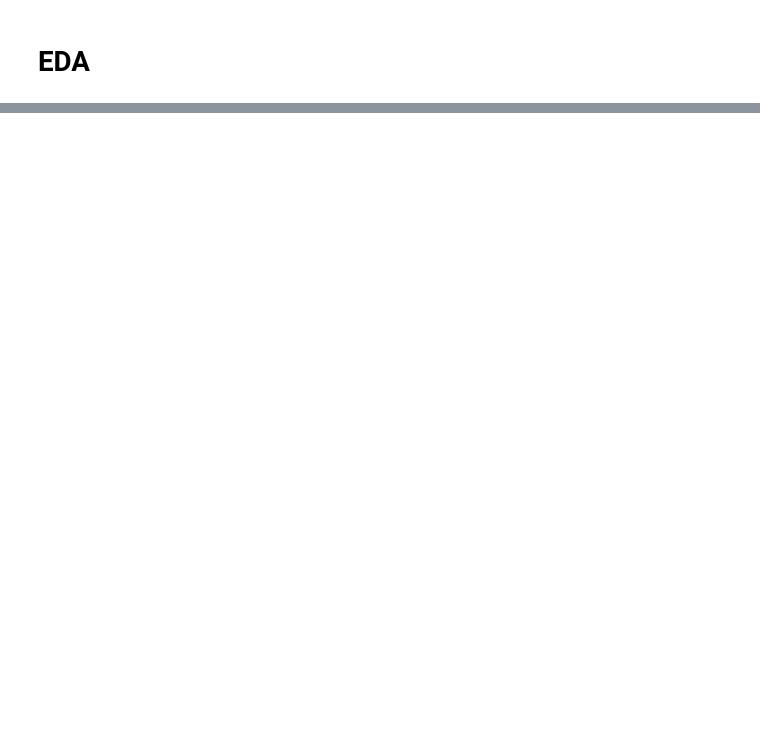
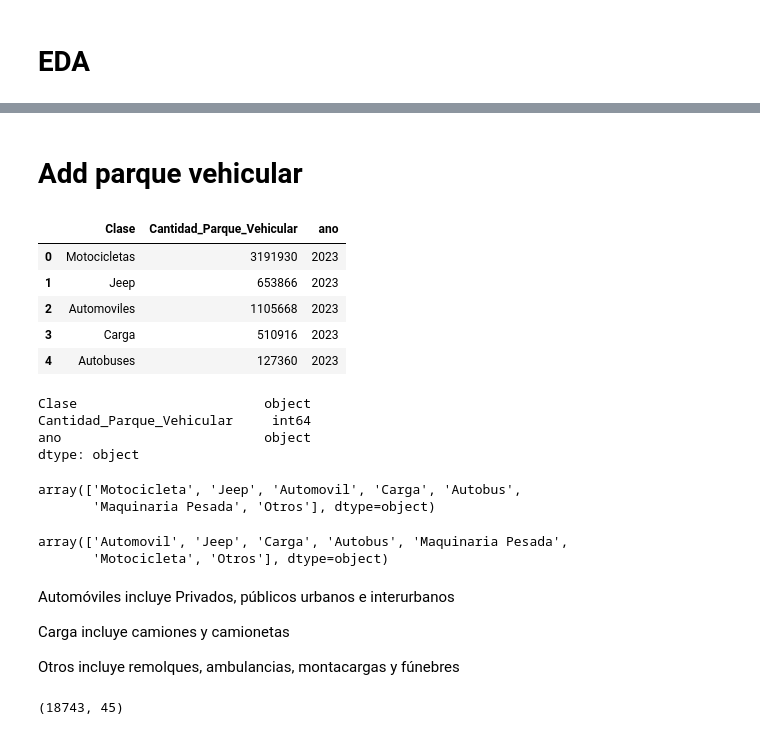
Before and after one commit to josegarciav/Datathon_BDO_2023, a Jupyter notebook: Etapa 1 - Datathon 2023.ipynb, the cells around one changed output, grey strips where cells are left out. Cells and saved outputs as stored; diff of their text form; code cells hidden in the pictures; blank space fills up the shorter version.

```diff
--- a/Etapa 1 - Datathon 2023.ipynb
+++ b/Etapa 1 - Datathon 2023.ipynb
@@ -358,0 +376,22 @@ array([0, ' ', 'Vaguada 04-Nov-2022', 'Huracán Matthew',
+# %% [markdown]
+# Add parque vehicular
+# %%
+parque_vehicular = pd.read_excel('data/Parque Vehicular 2014 - 2023.xlsx', na_values=na_values)
+parque_vehicular.rename(columns={"Cantidad":"Cantidad_Parque_Vehicular"}, inplace=True)
+parque_vehicular['ano'] = parque_vehicular['Periodo'].dt.strftime('%Y')
+parque_vehicular.drop(columns="Periodo",inplace=True)
+parque_vehicular.head()
+# %% [output]
+|  | Clase | Cantidad_Parque_Vehicular | ano |
+| 0 | Motocicletas | 3191930 | 2023 |
+| 1 | Jeep | 653866 | 2023 |
+| 2 | Automoviles | 1105668 | 2023 |
+| 3 | Carga | 510916 | 2023 |
+| 4 | Autobuses | 127360 | 2023 |
+# %%
+parque_vehicular.dtypes
+# %% [output]
+Clase                        object
+Cantidad_Parque_Vehicular     int64
+ano                          object
+dtype: object
@@ -358,0 +434,22 @@ array([0, ' ', 'Vaguada 04-Nov-2022', 'Huracán Matthew',
+# %%
+parque_vehicular.Clase.unique()
+# %% [output]
+array(['Motocicleta', 'Jeep', 'Automovil', 'Carga', 'Autobus',
+       'Maquinaria Pesada', 'Otros'], dtype=object)
+# %%
+df3.Tipo_Vehiculo.unique()
+# %% [output]
+array(['Automovil', 'Jeep', 'Carga', 'Autobus', 'Maquinaria Pesada',
+       'Motocicleta', 'Otros'], dtype=object)
+# %% [markdown]
+Automóviles incluye Privados, públicos urbanos e interurbanos
+
+Carga incluye camiones y camionetas
+
+Otros incluye remolques, ambulancias, montacargas y fúnebres
+# %%
+df3['ano'] = df3['Fe_Ocurrencia'].dt.strftime('%Y')
+df3 = df3.merge(parque_vehicular, left_on=["Tipo_Vehiculo","ano"], right_on=["Clase","ano"], how='left')
+df3.shape
+# %% [output]
+(18743, 45)
```
Also changed, not shown: parts of 11 cells of this notebook.
